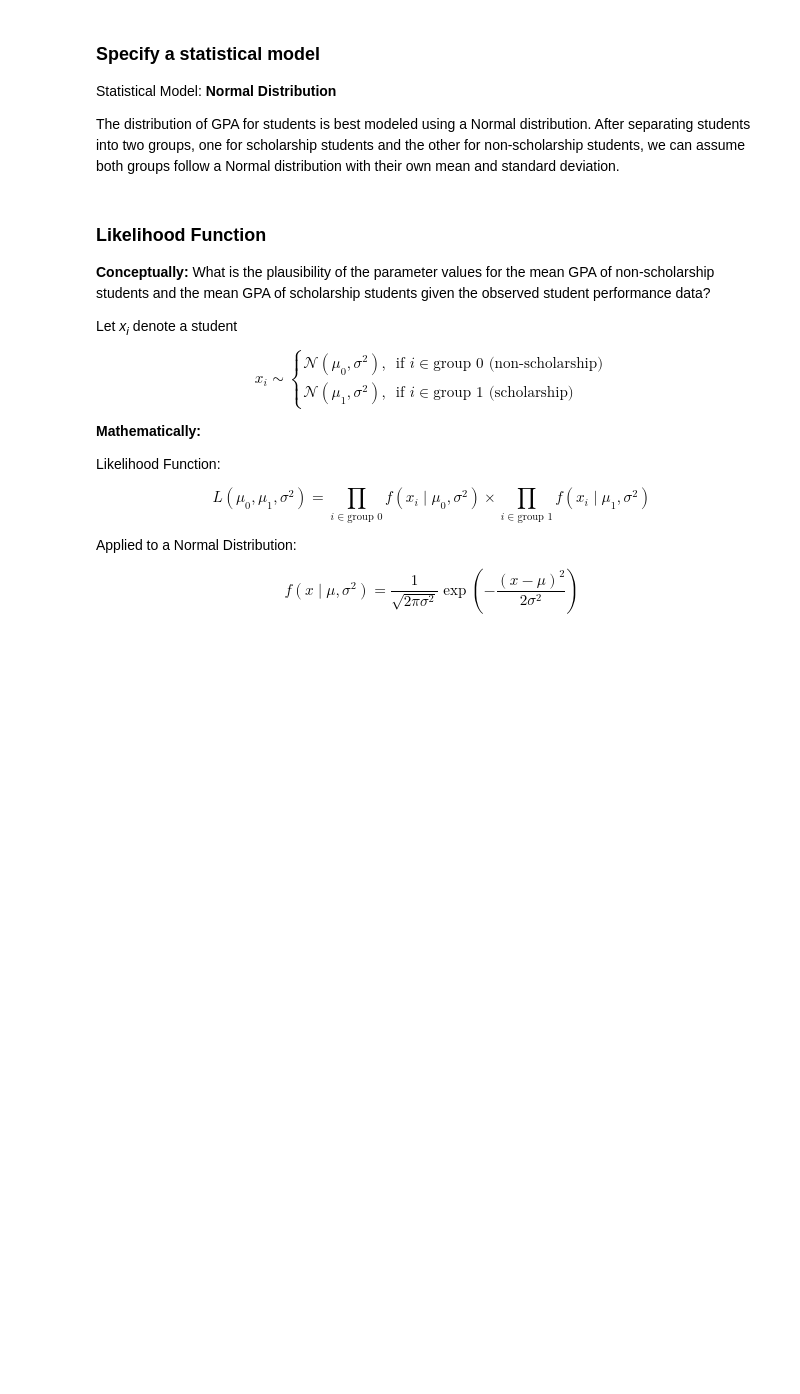
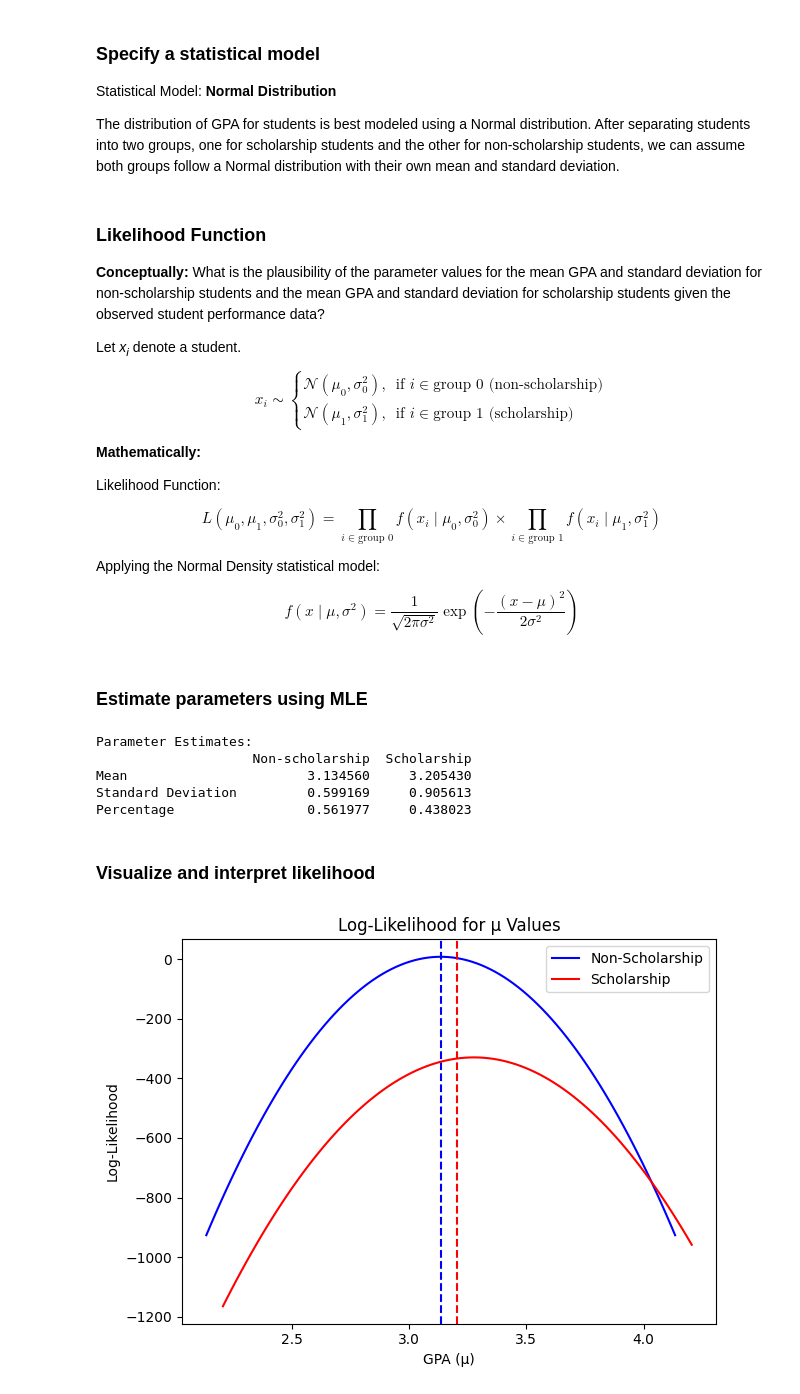
Before and after one commit to benberinsky/ds3026-final-project, a Jupyter notebook: scripts/likelihood_and_estimation.ipynb, the cells around one changed output. Saved outputs shown, nothing was run; the diff lists cells and outputs as text; code cells hidden in the pictures; blank space fills up the shorter version.

Commit message:
Finish likelihood and estimation notebook

```diff
--- a/scripts/likelihood_and_estimation.ipynb
+++ b/scripts/likelihood_and_estimation.ipynb
@@ -34,15 +51,15 @@ The distribution of GPA for students is best modeled using a Normal distribution
 # %% [markdown]
 ### Likelihood Function
 
-**Conceptually:** What is the plausibility of the parameter values for the mean GPA of non-scholarship students and the mean GPA of scholarship students given the observed student performance data?
+**Conceptually:** What is the plausibility of the parameter values for the mean GPA and standard deviation for non-scholarship students and the mean GPA and standard deviation for scholarship students given the observed student performance data?
 
-Let *x*<sub>*i*</sub> denote a student
+Let *x*<sub>*i*</sub> denote a student.
 
 $$
 x_i \sim
 \begin{cases}
-\mathcal{N}(\mu_0, \sigma^2), & \text{if } i \in \text{group 0 (non-scholarship)} \\
-\mathcal{N}(\mu_1, \sigma^2), & \text{if } i \in \text{group 1 (scholarship)}
+\mathcal{N}(\mu_0, \sigma_0^2), & \text{if } i \in \text{group 0 (non-scholarship)} \\
+\mathcal{N}(\mu_1, \sigma_1^2), & \text{if } i \in \text{group 1 (scholarship)}
 \end{cases}
 $$
 
@@ -51,15 +68,77 @@ $$
 Likelihood Function:
 
 $$
-L(\mu_0, \mu_1, \sigma^2) =
-\prod_{i \in \text{group 0}} f(x_i \mid \mu_0, \sigma^2)
+L(\mu_0, \mu_1, \sigma_0^2, \sigma_1^2) =
+\prod_{i \in \text{group 0}} f(x_i \mid \mu_0, \sigma_0^2)
 \times
-\prod_{i \in \text{group 1}} f(x_i \mid \mu_1, \sigma^2)
+\prod_{i \in \text{group 1}} f(x_i \mid \mu_1, \sigma_1^2)
 $$
 
-Applied to a Normal Distribution:
+Applying the Normal Density statistical model:
 
 $$
 f(x \mid \mu, \sigma^2) = \frac{1}{\sqrt{2\pi\sigma^2}}
 \exp\left(-\frac{(x - \mu)^2}{2\sigma^2}\right)
 $$
+# %% [markdown]
+### Estimate parameters using MLE
+# %%
+# Estimate parameters using MLE
+
+# Compute parameters
+mu_0, sigma_0 = non_scholarship.mean(), non_scholarship.std(ddof=0)
+mu_1, sigma_1 = scholarship.mean(), scholarship.std(ddof=0)
+
+p_0 = len(non_scholarship) / len(data)
+p_1 = len(scholarship) / len(data)
+
+# Create a mle df
+mle_df = pd.DataFrame({
+    "Non-scholarship": [mu_0, sigma_0, p_0],
+    "Scholarship": [mu_1, sigma_1, p_1]},
+    index=['Mean', 'Standard Deviation', 'Percentage']
+    )
+
+print("Parameter Estimates:")
+print(mle_df)
+# %% [output]
+Parameter Estimates:
+                    Non-scholarship  Scholarship
+Mean                       3.134560     3.205430
+Standard Deviation         0.599169     0.905613
+Percentage                 0.561977     0.438023
+# %% [markdown]
+### Visualize and interpret likelihood
+# %%
+# Define a log-likelihood function
+
+def log_likelihood(mu, data, sigma):
+    log_likelihood = -0.5 * np.sum(((data - mu) / sigma)**2) - len(data) * np.log(sigma)
+    return log_likelihood
+# %%
+# Create a range of mu values
+mu_0_vals = np.linspace(mu_0 - 1, mu_0 + 1, 100)
+mu_1_vals = np.linspace(mu_1 - 1, mu_1 + 1, 100)
+
+# Create a list of log-likelihoods
+log_likelihood_mu_0 = [log_likelihood(mu, non_scholarship, sigma_0) for mu in mu_0_vals]
+log_likelihood_mu_1 = [log_likelihood(mu, scholarship, sigma_0) for mu in mu_0_vals]
+# %%
+# Plot likelihood values
+
+plt.figure()
+
+plt.plot(mu_0_vals, log_likelihood_mu_0, color='Blue', label='Non-Scholarship')
+plt.axvline(mu_0, linestyle='--', color='Blue')
+
+plt.plot(mu_1_vals, log_likelihood_mu_1, color='Red', label='Scholarship')
+plt.axvline(mu_1, linestyle='--', color='Red')
+
+plt.title("Log-Likelihood for μ Values")
+plt.xlabel("GPA (μ)")
+plt.ylabel("Log-Likelihood")
+plt.legend()
+plt.tight_layout()
+plt.show()
+# %% [output]
+[figure, added]
```
Also changed, not shown: parts of 4 cells of this notebook, 1 other file.
